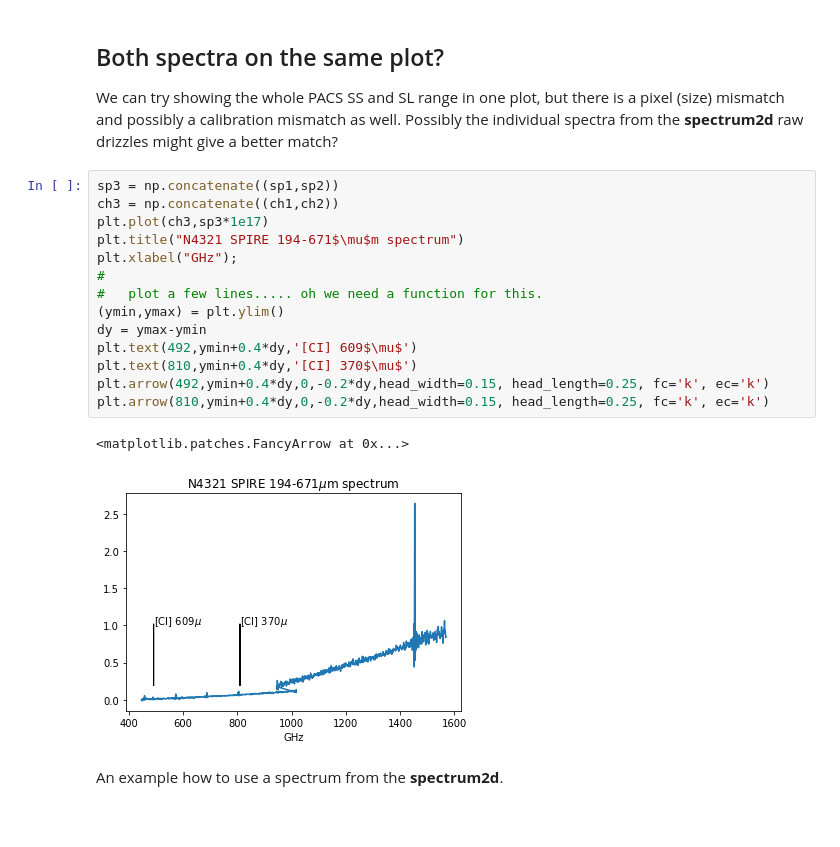
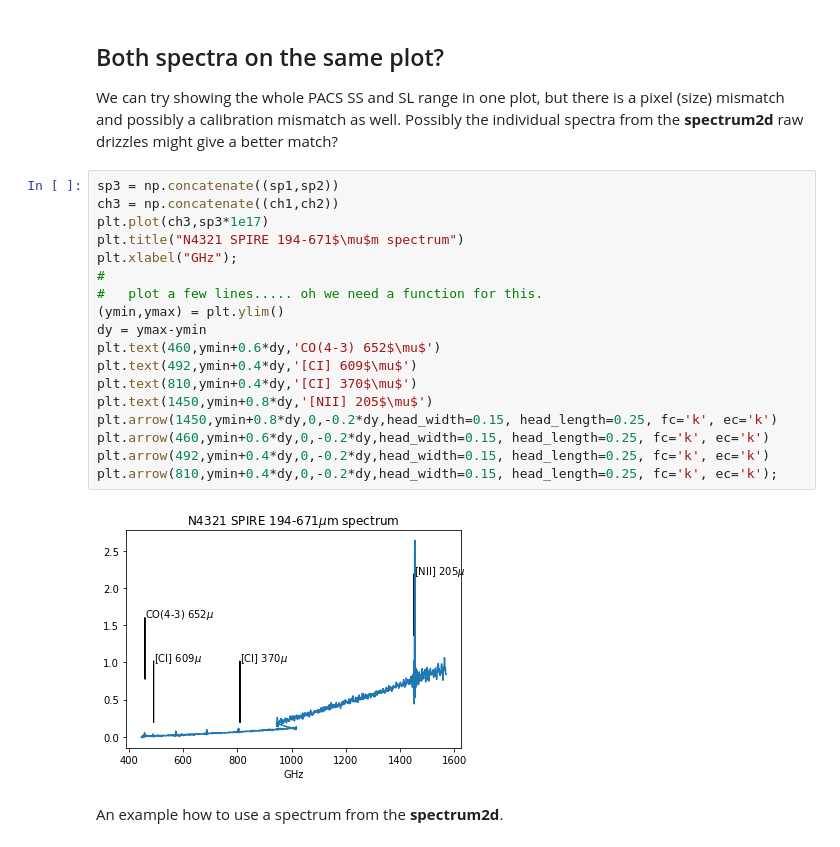
Before and after one commit to teuben/herplot, a Jupyter notebook: ngc4321.ipynb, the cells around one changed output. Cells and saved outputs as stored; diff of their text form; blank space fills up the shorter version.

```diff
--- a/ngc4321.ipynb
+++ b/ngc4321.ipynb
@@ -315,20 +319,23 @@ raw drizzles might give a better match?
 # %%
 sp3 = np.concatenate((sp1,sp2))
 ch3 = np.concatenate((ch1,ch2))
 plt.plot(ch3,sp3*1e17)
 plt.title("N4321 SPIRE 194-671$\mu$m spectrum")
 plt.xlabel("GHz");
 #
 #   plot a few lines..... oh we need a function for this.
 (ymin,ymax) = plt.ylim()
 dy = ymax-ymin
+plt.text(460,ymin+0.6*dy,'CO(4-3) 652$\mu$')
 plt.text(492,ymin+0.4*dy,'[CI] 609$\mu$')
 plt.text(810,ymin+0.4*dy,'[CI] 370$\mu$')
+plt.text(1450,ymin+0.8*dy,'[NII] 205$\mu$')
+plt.arrow(1450,ymin+0.8*dy,0,-0.2*dy,head_width=0.15, head_length=0.25, fc='k', ec='k')
+plt.arrow(460,ymin+0.6*dy,0,-0.2*dy,head_width=0.15, head_length=0.25, fc='k', ec='k')
 plt.arrow(492,ymin+0.4*dy,0,-0.2*dy,head_width=0.15, head_length=0.25, fc='k', ec='k')
-plt.arrow(810,ymin+0.4*dy,0,-0.2*dy,head_width=0.15, head_length=0.25, fc='k', ec='k')
+plt.arrow(810,ymin+0.4*dy,0,-0.2*dy,head_width=0.15, head_length=0.25, fc='k', ec='k');
 # %% [output]
-<matplotlib.patches.FancyArrow at 0x...>
-[figure, old version]
+[figure, new version]
 # %% [markdown]
 An example how to use a spectrum from the **spectrum2d**.
 # %% [markdown]
```
Also changed, not shown: parts of 7 cells of this notebook.
